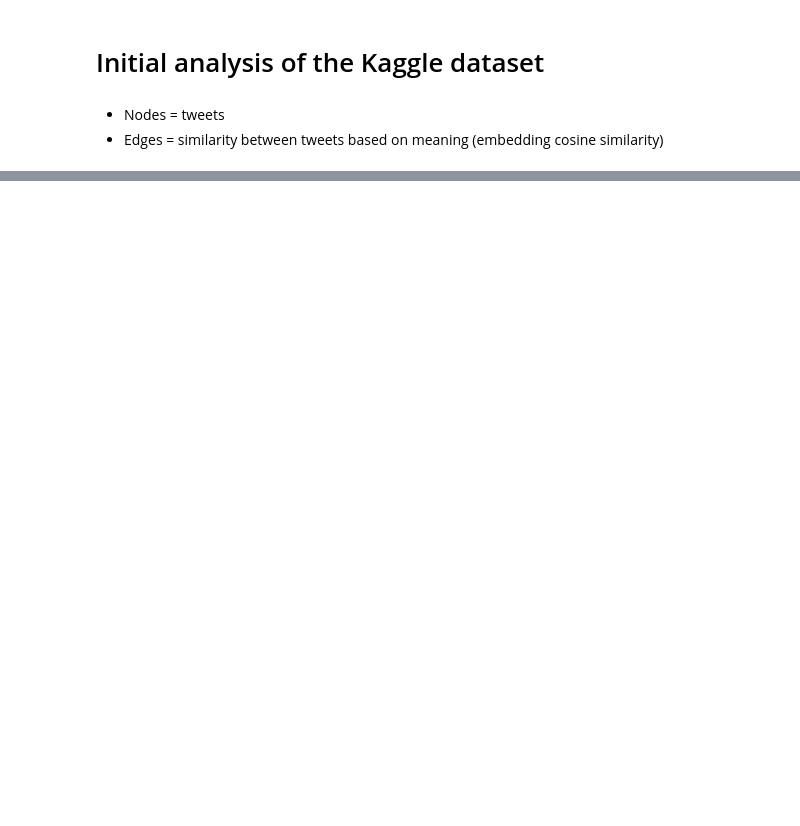
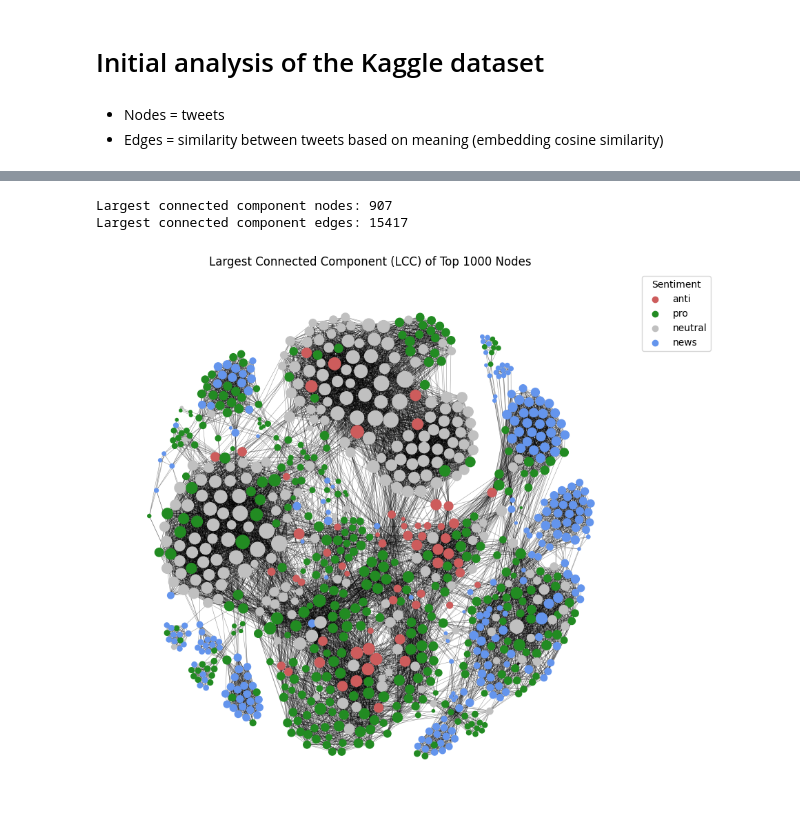
Before and after one commit to annemollelsborg/02805_climate_conv, a Jupyter notebook: init_analysis_kaggle.ipynb, the cells around one changed output, grey strips where cells are left out. Drawn from its saved outputs; the diff is of its cells as text; code cells hidden in the pictures; blank space fills up the shorter version.

```diff
--- a/init_analysis_kaggle.ipynb
+++ b/init_analysis_kaggle.ipynb
@@ -176,0 +250,43 @@ Error:
+# %%
+# Plot the largest connected component from the top 1000 nodes only
+largest_cc = max(nx.connected_components(H), key=len)
+SG = H.subgraph(largest_cc).copy()
+print("Largest connected component nodes:", SG.number_of_nodes())
+print("Largest connected component edges:", SG.number_of_edges())
+pos = nx.forceatlas2_layout(
+    SG,
+    seed=42,
+    pos=None,
+    max_iter=1000,
+    distributed_action=False,
+    strong_gravity=True
+)
+plt.figure(figsize=(10, 10))
+# Node sizes (degree-based within this reduced subgraph)
+deg = dict(SG.degree())
+node_sizes = [3 + 2 * deg[n] for n in SG.nodes()]
+# Draw nodes + edges
+nx.draw_networkx_edges(SG, pos, width=0.4, alpha=0.4)
+nodes = nx.draw_networkx_nodes(
+    SG, pos,
+    node_size=node_sizes,
+    node_color=[
+        sentiment_colors.get(SG.nodes[n].get("sentiment_label"), "#7f7f7f")
+        for n in SG.nodes()
+    ],
+)
+# manual legend for emotions
+for sentiment, color in sentiment_colors.items():
+    plt.scatter([], [], c=color, label=sentiment)
+plt.legend(
+    title="Sentiment",
+    loc="upper left",
+    bbox_to_anchor=(1, 1)
+)
+plt.axis('off')
+plt.title("Largest Connected Component (LCC) of Top 1000 Nodes")
+plt.show()
+# %% [output]
+Largest connected component nodes: 907
+Largest connected component edges: 15417
+[figure, added]
```
Also changed, not shown: parts of 23 cells of this notebook, 2 other files.
